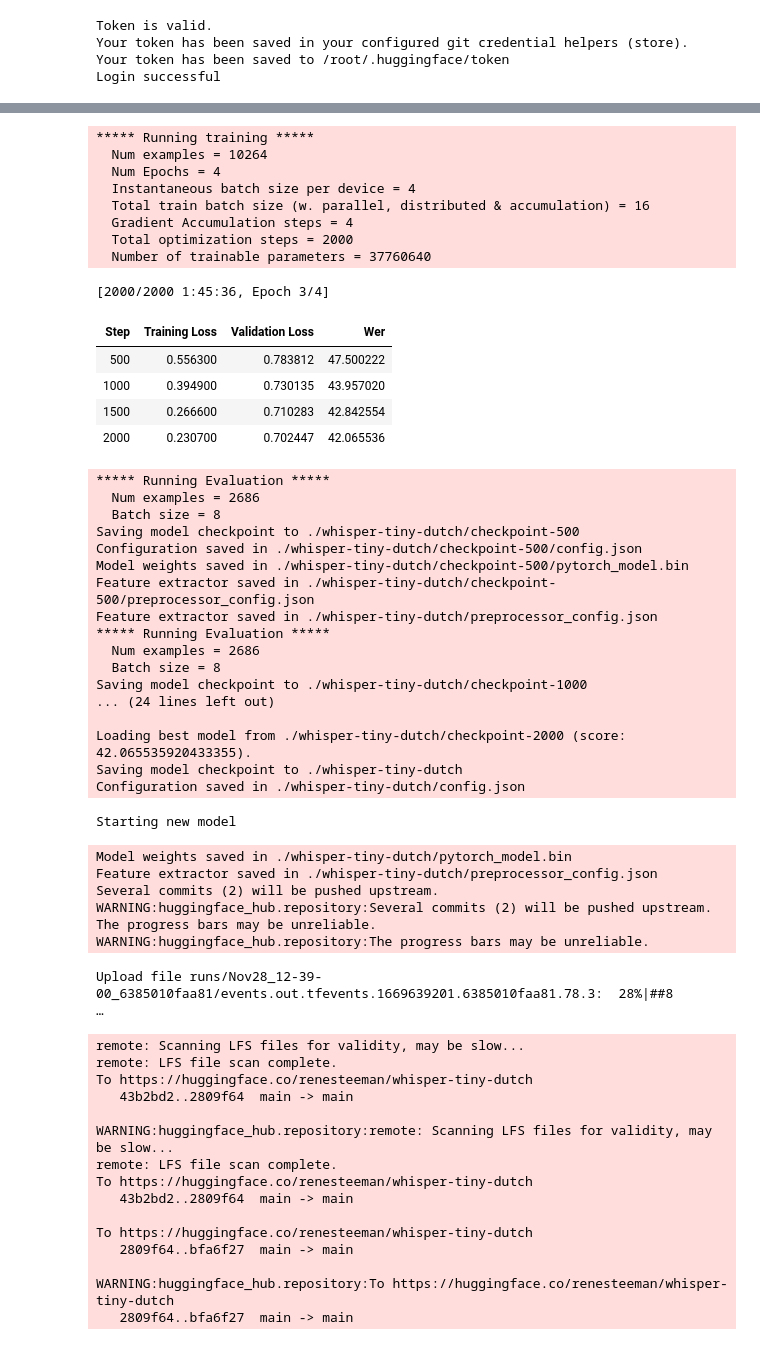
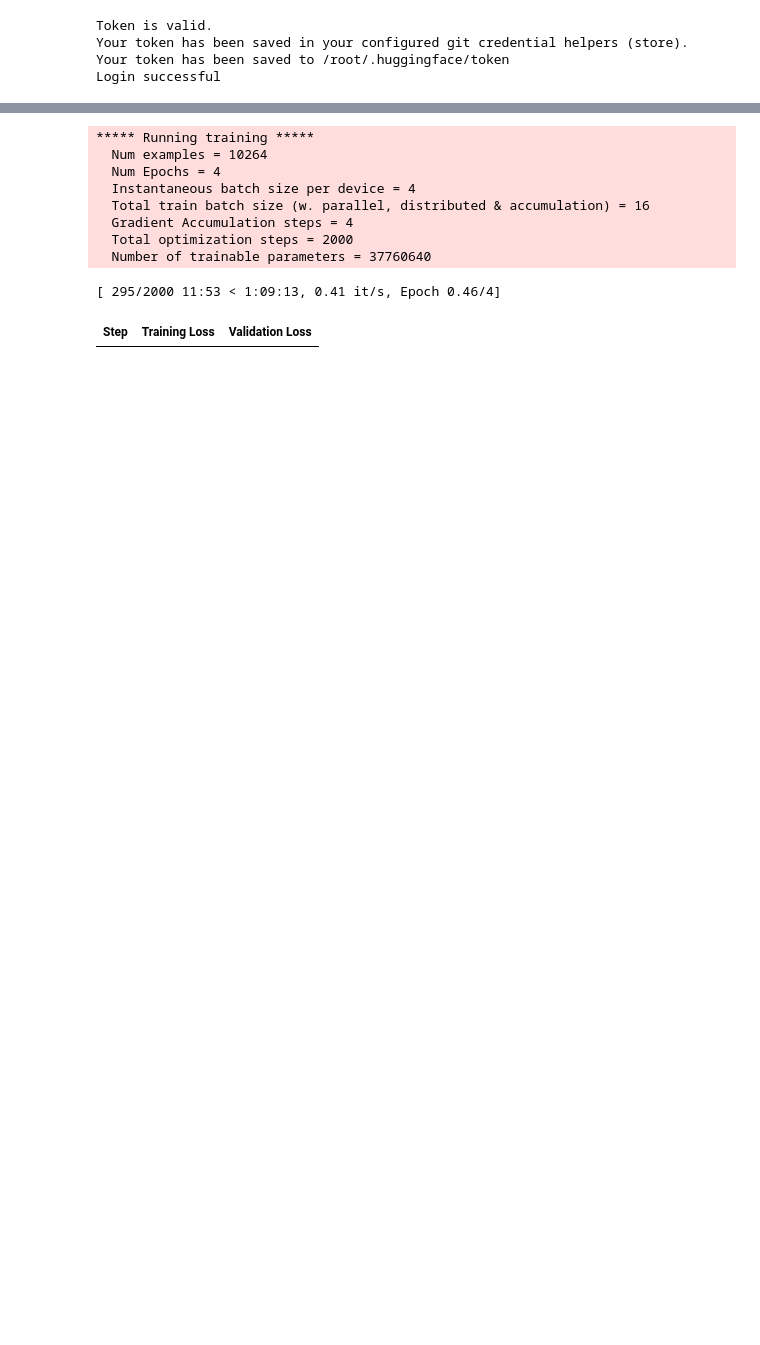
Before and after one commit to renesteeman/ScalableMLProject, a Jupyter notebook: Lab 2/model_training.ipynb, the cells around one changed output, grey strips where cells are left out. Cells and saved outputs as stored; diff of their text form; code cells hidden in the pictures; blank space fills up the shorter version.

Commit message:
Train tiny-25

```diff
--- a/Lab 2/model_training.ipynb
+++ b/Lab 2/model_training.ipynb
@@ -56,7 +56,10 @@ Your token has been saved to /root/.huggingface/token
 Login successful
 # %%
 # Load pre-processed data
-common_voice = load_from_disk("/content/drive/MyDrive/Scalable/lab2/common_voice_processed.hf")
+# original (tiny-15): common_voice_processed.hf
+# tiny-25: common_voice_processed_tiny_25.hf
+# base-25: common_voice_processed_base_25.hf
+common_voice = load_from_disk("/content/drive/MyDrive/Scalable/lab2/common_voice_processed_tiny_25.hf")
 # %%
 # Load model
 # To improve performance, one could go for a larger model, but this would require a lot more time and resources to train
@@ -142,7 +127,7 @@ model.config.suppress_tokens = []
 
 # Define training config, including pushing the model to HuggingFace
 training_args = Seq2SeqTrainingArguments(
-    output_dir="./whisper-tiny-dutch",  # change to a repo name of your choice
+    output_dir="./whisper-tiny-dutch-25",  # change to a repo name of your choice
     per_device_train_batch_size=4,
     gradient_accumulation_steps=4,  # increase by 2x for every 2x decrease in batch size
     learning_rate=1e-5,
@@ -198,77 +174,33 @@ added tokens file saved in ./whisper-tiny-dutch/added_tokens.json
 # Model training, this takes *time* (luckily allows for checkpointing)
 try:
   trainer.train(resume_from_checkpoint=True)
   print("Using checkpoint")
 except:
   trainer.train()
   print("Starting new model")
 
 # Set args for saving the model on Hugging Face
 kwargs = {
     "dataset_tags": "mozilla-foundation/common_voice_11_0",
     "dataset": "Common Voice 11.0",  # a 'pretty' name for the training dataset
     "dataset_args": "config: nl, split: test",
     "language": "nl",
-    "model_name": "Whisper Tiny Dutch",  # a 'pretty' name for our model
+    "model_name": "Whisper Tiny Dutch 25",  # a 'pretty' name for our model
     "finetuned_from": "openai/whisper-tiny",
     "tasks": "automatic-speech-recognition",
     "tags": "hf-asr-leaderboard",
 }
 
 # Push to Hugging Face
 trainer.push_to_hub(**kwargs)
 # %% [output]
 ***** Running training *****
   Num examples = 10264
   Num Epochs = 4
   Instantaneous batch size per device = 4
   Total train batch size (w. parallel, distributed & accumulation) = 16
   Gradient Accumulation steps = 4
   Total optimization steps = 2000
   Number of trainable parameters = 37760640
-[2000/2000 1:45:36, Epoch 3/4]
+[ 295/2000 11:53 < 1:09:13, 0.41 it/s, Epoch 0.46/4]
-| Step | Training Loss | Validation Loss | Wer |
-| 500 | 0.556300 | 0.783812 | 47.500222 |
-| 1000 | 0.394900 | 0.730135 | 43.957020 |
-| 1500 | 0.266600 | 0.710283 | 42.842554 |
-| 2000 | 0.230700 | 0.702447 | 42.065536 |
+| Step | Training Loss | Validation Loss |
-***** Running Evaluation *****
-  Num examples = 2686
-  Batch size = 8
-Saving model checkpoint to ./whisper-tiny-dutch/checkpoint-500
-Configuration saved in ./whisper-tiny-dutch/checkpoint-500/config.json
-Model weights saved in ./whisper-tiny-dutch/checkpoint-500/pytorch_model.bin
-Feature extractor saved in ./whisper-tiny-dutch/checkpoint-500/preprocessor_config.json
-Feature extractor saved in ./whisper-tiny-dutch/preprocessor_config.json
-***** Running Evaluation *****
-  Num examples = 2686
-  Batch size = 8
-Saving model checkpoint to ./whisper-tiny-dutch/checkpoint-1000
-... (24 lines left out)
-
-Loading best model from ./whisper-tiny-dutch/checkpoint-2000 (score: 42.065535920433355).
-Saving model checkpoint to ./whisper-tiny-dutch
-Configuration saved in ./whisper-tiny-dutch/config.json
-Starting new model
-Model weights saved in ./whisper-tiny-dutch/pytorch_model.bin
-Feature extractor saved in ./whisper-tiny-dutch/preprocessor_config.json
-Several commits (2) will be pushed upstream.
-WARNING:huggingface_hub.repository:Several commits (2) will be pushed upstream.
-The progress bars may be unreliable.
-WARNING:huggingface_hub.repository:The progress bars may be unreliable.
-Upload file runs/Nov28_12-39-00_6385010faa81/events.out.tfevents.1669639201.6385010faa81.78.3:  28%|##8       …
-remote: Scanning LFS files for validity, may be slow...
-remote: LFS file scan complete.
-To https://huggingface.co/renesteeman/whisper-tiny-dutch
-   43b2bd2..2809f64  main -> main
-
-WARNING:huggingface_hub.repository:remote: Scanning LFS files for validity, may be slow...
-remote: LFS file scan complete.
-To https://huggingface.co/renesteeman/whisper-tiny-dutch
-   43b2bd2..2809f64  main -> main
-
-To https://huggingface.co/renesteeman/whisper-tiny-dutch
-   2809f64..bfa6f27  main -> main
-
-WARNING:huggingface_hub.repository:To https://huggingface.co/renesteeman/whisper-tiny-dutch
-   2809f64..bfa6f27  main -> main
```
Also changed, not shown: parts of 4 cells of this notebook.
